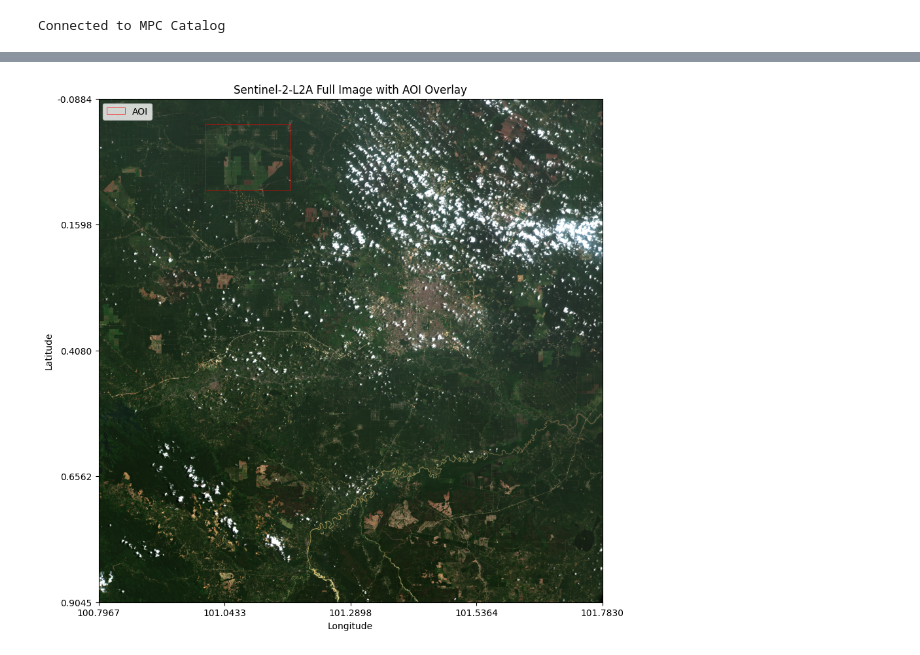
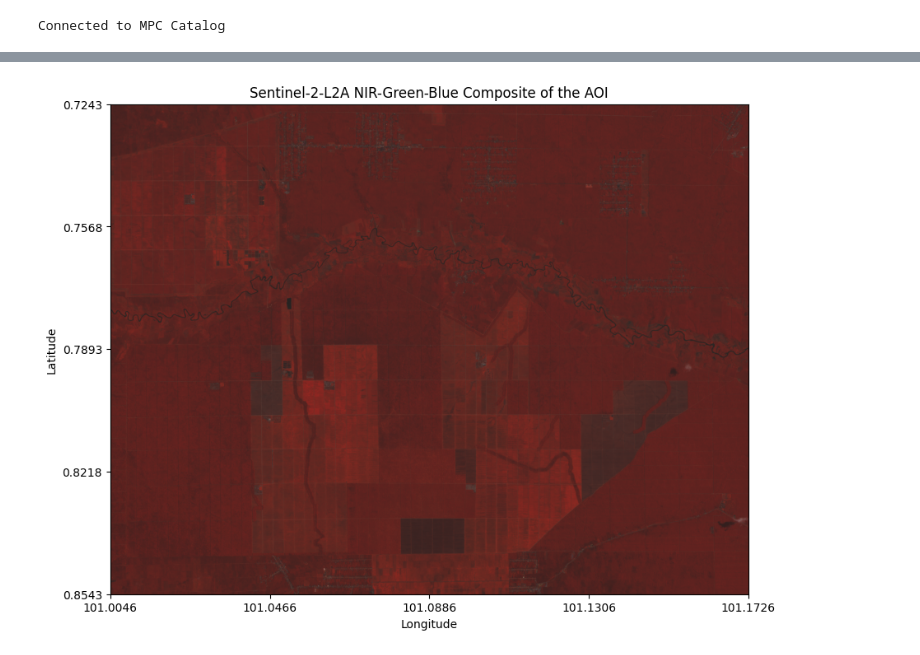
Before and after one commit to fajrunwm/gisml, a Jupyter notebook: Agriculture_Augmentation_v1.ipynb, the cells around one changed output, grey strips where cells are left out. Drawn from its saved outputs; the diff is of its cells as text; code cells hidden in the pictures.

Commit message:
Successfully visualised 832 Colour Composite

```diff
--- a/Agriculture_Augmentation_v1.ipynb
+++ b/Agriculture_Augmentation_v1.ipynb
@@ -26,7 +26,7 @@ import numpy as np
 # Data access
 catalog = pystac_client.Client.open(
     "https://planetarycomputer.microsoft.com/api/stac/v1",
-    modifier=planetary_computer.sign_inplace,
+    modifier=pc.sign_inplace,
 )
 
 print("Connected to MPC Catalog")
@@ -73,7 +55,7 @@ aoi = {
 toi = "2023-01-01/2024-12-31"
 
 # Define Could Cover tolerance
-cc = 10
+cc = 25
 # %%
 # Search for Sentinel-2 data with cloud cover filter
 search = catalog.search(
@@ -165,74 +233,53 @@ Band Statistics Table:
 # %%
-# Visualise Full Image
-import rasterio
-from rasterio import windows
-from rasterio import features
-from rasterio import warp
-from rasterio.plot import show
-from rasterio.warp import transform_bounds
-import matplotlib.pyplot as plt
-import matplotlib.ticker as mticker
+# Crop the image to the AOI bounds
+with rasterio.open(band_assets["B08"]) as red_src, \
+     rasterio.open(band_assets["B03"]) as green_src, \
+     rasterio.open(band_assets["B02"]) as blue_src:
 
-# Display the full image with a coordinate grid and AOI overlay
-with rasterio.open(asset_href) as ds:
-    # Read the full dataset (all bands)
-    band_data = ds.read()
-
-    # Get the dataset bounds and transform to EPSG:4326 for the grid
-    full_bounds = ds.bounds
-    lon_min, lat_min, lon_max, lat_max = warp.transform_bounds(ds.crs, "epsg:4326", *full_bounds)
-
-    # Transform AOI bounds to the image's pixel coordinate system
-    aoi_bounds = features.bounds(aoi)  # AOI in EPSG:4326
-    aoi_pixel_bounds = windows.from_bounds(
-        *warp.transform_bounds("epsg:4326", ds.crs, *aoi_bounds),
-        transform=ds.transform
+    # Read the data within the AOI
+    aoi_window = windows.Window(
+        col_off=int(aoi_pixel_bounds.col_off),
+        row_off=int(aoi_pixel_bounds.row_off),
+        width=int(aoi_pixel_bounds.width),
+        height=int(aoi_pixel_bounds.height),
     )
 
-# Prepare the RGB image for visualization
-rgb_image = np.transpose(band_data, axes=[1, 2, 0])  # Transpose for (height, width, channels)
+    red_aoi = red_src.read(1, window=aoi_window)
+    green_aoi = green_src.read(1, window=aoi_window)
+    blue_aoi = blue_src.read(1, window=aoi_window)
 
-# Plot the image
+    # Stack bands into an array for visualization
+    composite_aoi = np.dstack((red_aoi, green_aoi, blue_aoi))
+
+    # Normalize the composite for display (0-255 range)
+    composite_aoi_normalized = np.clip((composite_aoi / composite_aoi.max()) * 255, 0, 255).astype(np.uint8)
+
+    # Get dataset bounds in EPSG:4326 for the grid (for the cropped AOI)
+    aoi_bounds = red_src.window_bounds(aoi_window)
+    lon_min, lat_min, lon_max, lat_max = warp.transform_bounds(red_src.crs, "epsg:4326", *aoi_bounds)
+
+# Plot the cropped AOI image with coordinate grid
 fig, ax = plt.subplots(figsize=(10, 10))
-ax.imshow(rgb_image)
+ax.imshow(composite_aoi_normalized)
+ax.set_xlim(0, composite_aoi_normalized.shape[1])
+ax.set_ylim(composite_aoi_normalized.shape[0], 0)  # Invert y-axis for image coordinates
 
-# Set extent and overlay coordinate grid
-ax.set_xlim(0, rgb_image.shape[1])
-ax.set_ylim(rgb_image.shape[0], 0)  # Invert y-axis for image coordinates
-ax.set_xlabel("Longitude")
-ax.set_ylabel("Latitude")
-
-# Configure the coordinate grid
+# Set coordinate grid and labels
 lon_ticks = np.linspace(lon_min, lon_max, 5)  # Number of longitude ticks
 lat_ticks = np.linspace(lat_min, lat_max, 5)  # Number of latitude ticks
 
 ax.xaxis.set_major_locator(mticker.FixedLocator(
-    np.linspace(0, rgb_image.shape[1], len(lon_ticks))))
+    np.linspace(0, composite_aoi_normalized.shape[1], len(lon_ticks))))
 ax.xaxis.set_major_formatter(mticker.FixedFormatter([f"{lon:.4f}" for lon in lon_ticks]))
 
 ax.yaxis.set_major_locator(mticker.FixedLocator(
-    np.linspace(0, rgb_image.shape[0], len(lat_ticks))))
+    np.linspace(0, composite_aoi_normalized.shape[0], len(lat_ticks))))
 ax.yaxis.set_major_formatter(mticker.FixedFormatter([f"{lat:.4f}" for lat in lat_ticks]))
 
-# Add AOI box to the image
-rect = plt.Rectangle(
-    (aoi_pixel_bounds.col_off, aoi_pixel_bounds.row_off),  # Top-left corner in pixels
-    aoi_pixel_bounds.width,  # Width in pixels
-    aoi_pixel_bounds.height,  # Height in pixels
-    edgecolor="red",
-    facecolor="none",
-    linewidth=0.5,
-    label="AOI"
-)
-ax.add_patch(rect)
+ax.set_xlabel("Longitude")
+ax.set_ylabel("Latitude")
 
-# Add gridlines (optional)
-#ax.grid(color='white', linestyle='--', linewidth=0.5)
-
-# Add legend
-ax.legend(loc="upper left")
-
-plt.title(f"Sentinel-2-L2A Full Image")
+plt.title("Sentinel-2-L2A NIR-Green-Blue Colour Composite of the AOI")
 plt.show()
 # %% [output]
-[figure, old version]
+[figure, new version]
```
Also changed, not shown: parts of 11 cells of this notebook.
